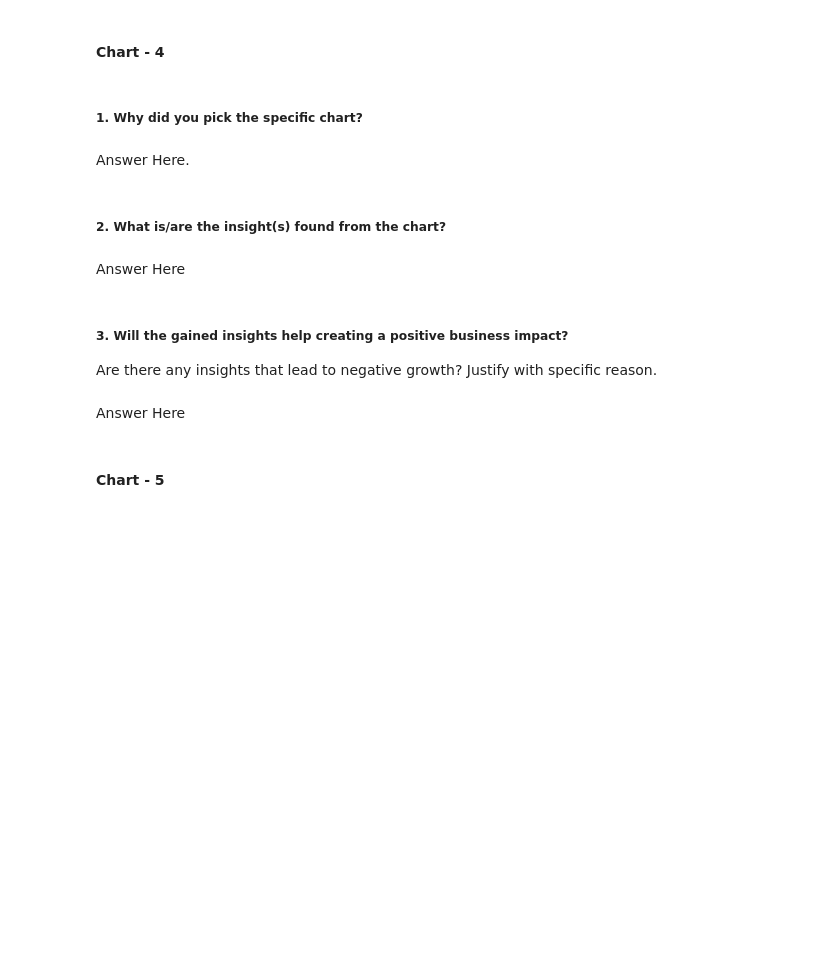
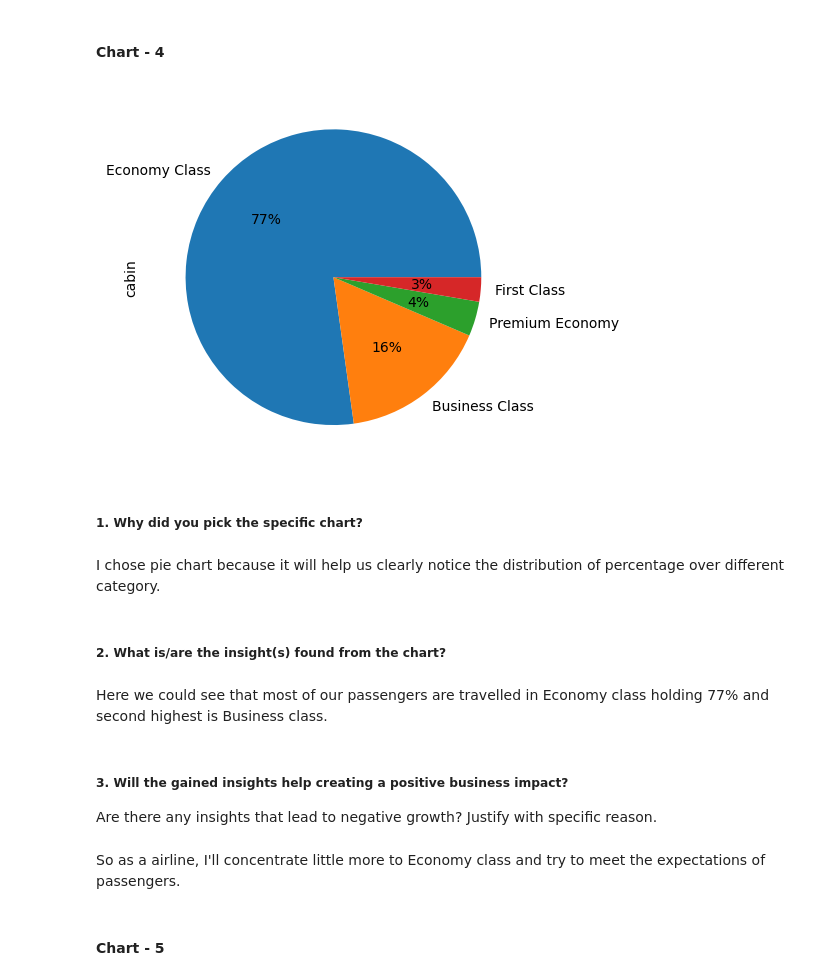
Before and after one commit to balaji-89/Airline_Passenger_Referral_Prediction, a Jupyter notebook: Solution/PassengerReferral.ipynb, the cells around one changed output. Cells and saved outputs as stored; diff of their text form; code cells hidden in the pictures; blank space fills up the shorter version.

```diff
--- a/Solution/PassengerReferral.ipynb
+++ b/Solution/PassengerReferral.ipynb
@@ -498,19 +499,23 @@ Answer Here
 #### Chart - 4
 # %%
 # Chart - 4 visualization code
+df.cabin.value_counts().plot.pie(autopct='%1.0f%%')
+plt.show()
+# %% [output]
+[figure, added]
 # %% [markdown]
 ##### 1. Why did you pick the specific chart?
-# %% [markdown]
-Answer Here.
+# %% [markdown]
+I chose pie chart because it will help us clearly notice the distribution of percentage over different category.
 # %% [markdown]
 ##### 2. What is/are the insight(s) found from the chart?
-# %% [markdown]
-Answer Here
+# %% [markdown]
+Here we could see that most of our passengers are travelled in Economy class holding 77% and second highest is Business class.
 # %% [markdown]
 ##### 3. Will the gained insights help creating a positive business impact?
 Are there any insights that lead to negative growth? Justify with specific reason.
-# %% [markdown]
-Answer Here
+# %% [markdown]
+So as a airline, I'll concentrate little more to Economy class and try to meet the expectations of passengers.
 # %% [markdown]
 #### Chart - 5
 # %%
```
Also changed, not shown: parts of 68 cells of this notebook.
